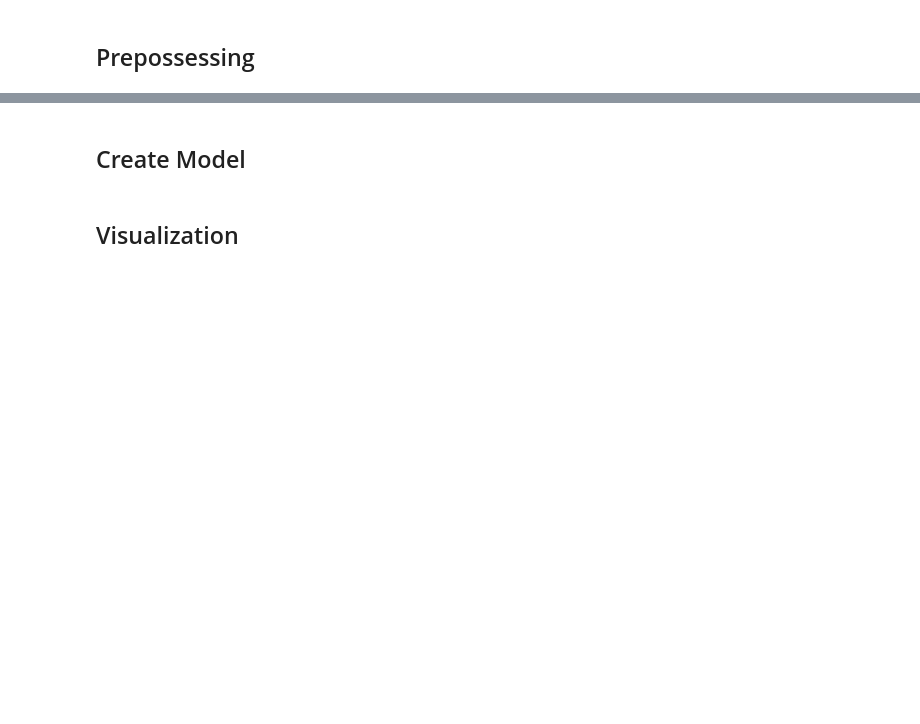
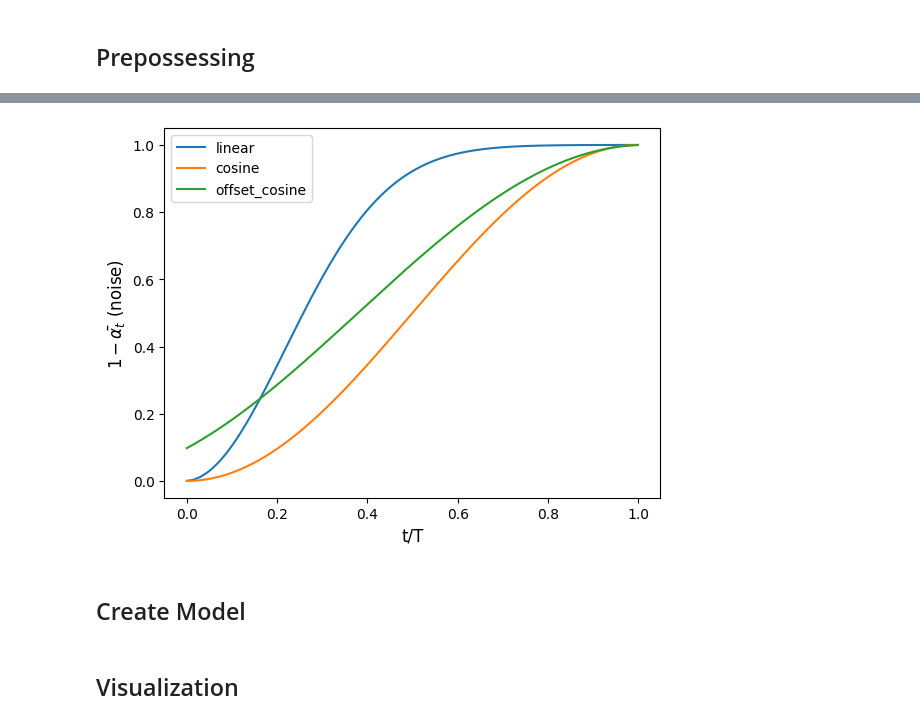
Before and after one commit to KU-Gen-AI-2567/Diffusion, a Jupyter notebook: Diffusion_demo.ipynb, the cells around one changed output, grey strips where cells are left out. Drawn from its saved outputs; the diff is of its cells as text; code cells hidden in the pictures; blank space fills up the shorter version.

```diff
--- a/Diffusion_demo.ipynb
+++ b/Diffusion_demo.ipynb
@@ -49,3 +166,14 @@ else:
+# %%
+plt.plot(diffusion_times, linear_noise_rates**2, linewidth=1.5, label="linear")
+plt.plot(diffusion_times, cosine_noise_rates**2, linewidth=1.5, label="cosine")
+plt.plot(diffusion_times, offset_cosine_noise_rates**2, linewidth=1.5, label="offset_cosine")
+
+plt.xlabel("t/T", fontsize=12)
+plt.ylabel(r"$1-\bar{\alpha_t}$ (noise)", fontsize=12)
+plt.legend()
+plt.show()
+# %% [output]
+[figure, added]
 # %% [markdown]
 ## Create Model
 # %%
```
Also changed, not shown: parts of 9 cells of this notebook.
